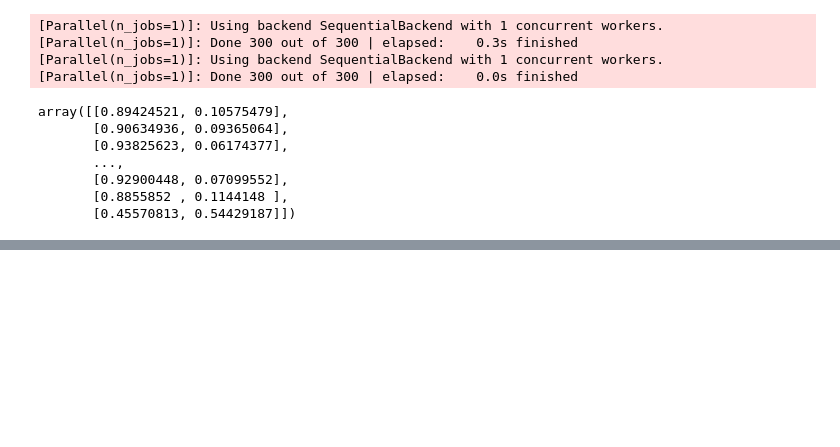
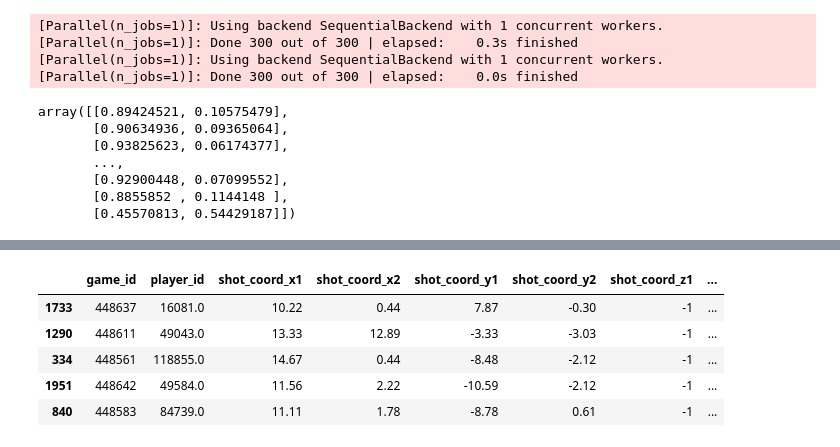
Before and after one commit to d-v-dlee/super_liga_xg, a Jupyter notebook: mongo_to_panda_eda.ipynb, the cells around one changed output, grey strips where cells are left out. Cells and saved outputs as stored; diff of their text form; code cells hidden in the pictures; blank space fills up the shorter version.

```diff
--- a/mongo_to_panda_eda.ipynb
+++ b/mongo_to_panda_eda.ipynb
@@ -174,0 +157,13 @@ df_test[df_test['is_goal'] == 0]
+# %%
+to_add_indices = X_test.index
+# %%
+combined_df = final_df.loc[to_add_indices, :].copy()
+# %%
+combined_df.head()
+# %% [output]
+|  | game_id | player_id | shot_coord_x1 | shot_coord_x2 | shot_coord_y1 | shot_coord_y2 | shot_coord_z1 | ... |
+| 1733 | 448637 | 16081.0 | 10.22 | 0.44 | 7.87 | -0.30 | -1 | ... |
+| 1290 | 448611 | 49043.0 | 13.33 | 12.89 | -3.33 | -3.03 | -1 | ... |
+| 334 | 448561 | 118855.0 | 14.67 | 0.44 | -8.48 | -2.12 | -1 | ... |
+| 1951 | 448642 | 49584.0 | 11.56 | 2.22 | -10.59 | -2.12 | -1 | ... |
+| 840 | 448583 | 84739.0 | 11.11 | 1.78 | -8.78 | 0.61 | -1 | ... |
```
Also changed, not shown: parts of 8 cells of this notebook.
